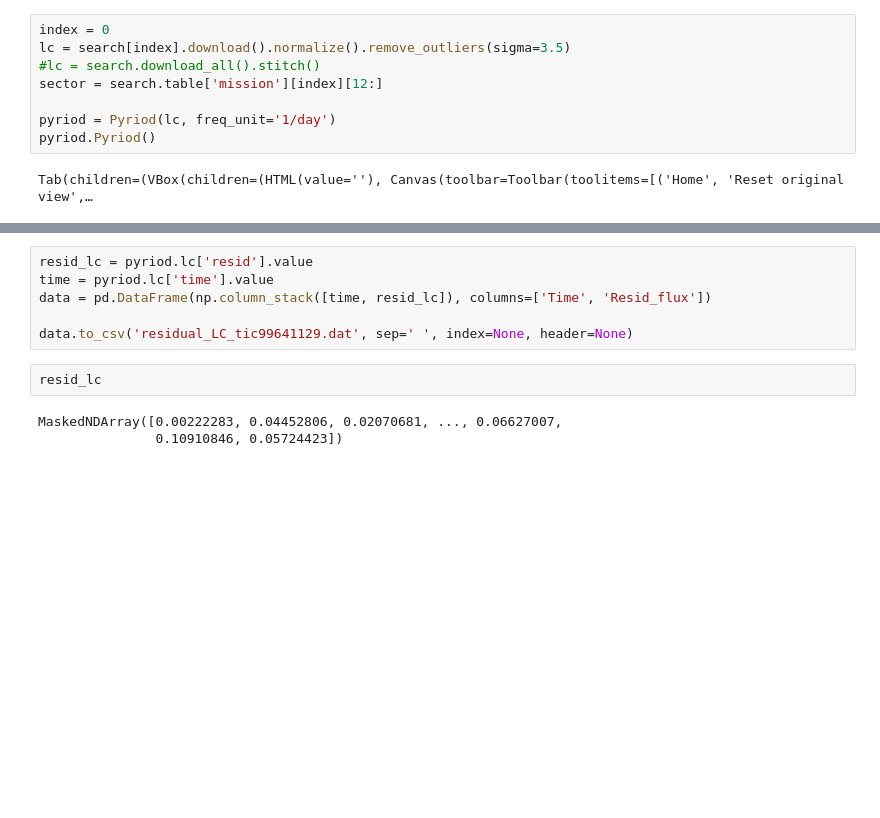
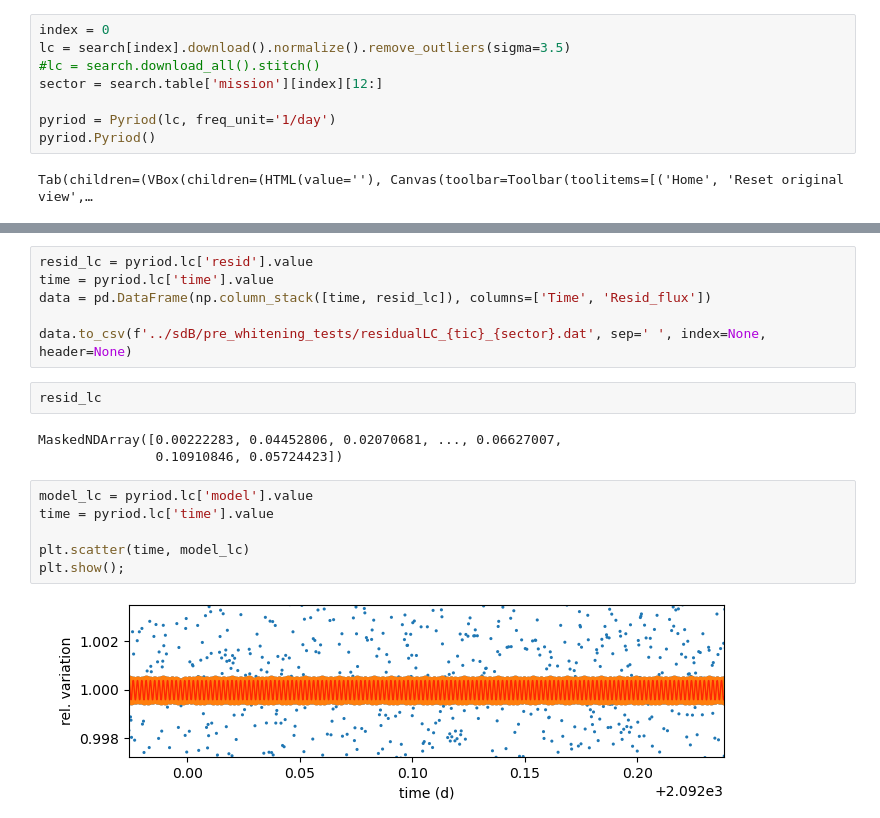
Before and after one commit to Josafary/Lightkurve_Codes, a Jupyter notebook: Pre_Whitening.ipynb, the cells around one changed output, grey strips where cells are left out. Saved outputs shown, nothing was run; the diff lists cells and outputs as text; blank space fills up the shorter version.

```diff
--- a/Pre_Whitening.ipynb
+++ b/Pre_Whitening.ipynb
@@ -54,9 +56,17 @@ resid_lc = pyriod.lc['resid'].value
 time = pyriod.lc['time'].value
 data = pd.DataFrame(np.column_stack([time, resid_lc]), columns=['Time', 'Resid_flux'])
 
-data.to_csv('residual_LC_tic99641129.dat', sep=' ', index=None, header=None)
+data.to_csv(f'../sdB/pre_whitening_tests/residualLC_{tic}_{sector}.dat', sep=' ', index=None, header=None)
 # %%
 resid_lc
 # %% [output]
 MaskedNDArray([0.00222283, 0.04452806, 0.02070681, ..., 0.06627007,
                0.10910846, 0.05724423])
+# %%
+model_lc = pyriod.lc['model'].value
+time = pyriod.lc['time'].value
+
+plt.scatter(time, model_lc)
+plt.show();
+# %% [output]
+[figure, added]
```
Also changed, not shown: parts of 2 cells of this notebook, 4 other files.
